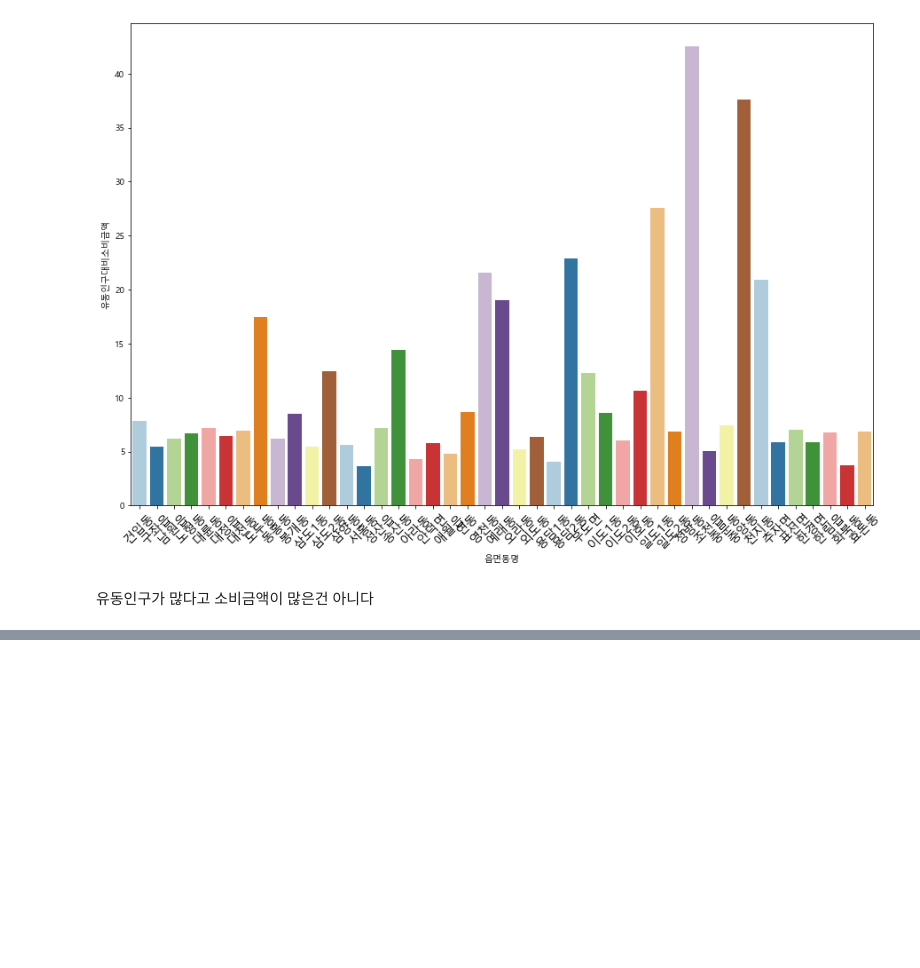
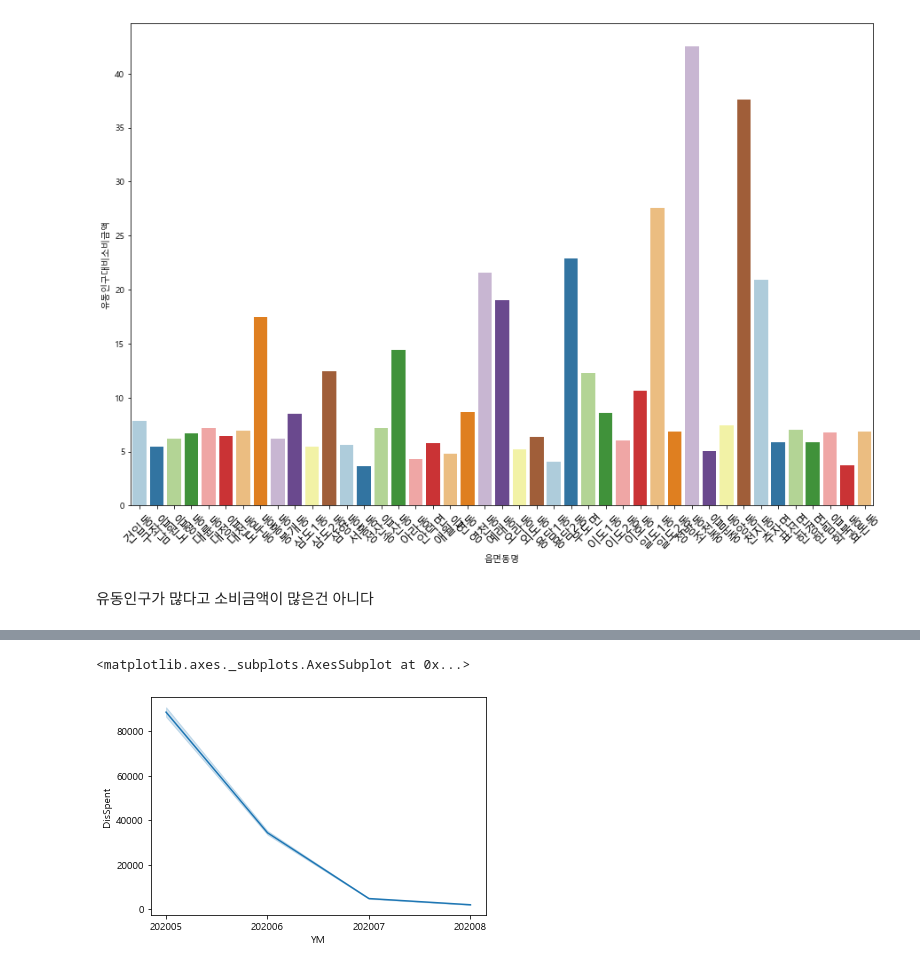
Before and after one commit to baek-junho/-1, a Jupyter notebook: dacon.jeju.ipynb, the cells around one changed output, grey strips where cells are left out. Cells and saved outputs as stored; diff of their text form; code cells hidden in the pictures; blank space fills up the shorter version.

```diff
--- a/dacon.jeju.ipynb
+++ b/dacon.jeju.ipynb
@@ -267,0 +368,6 @@ data7
+# %%
+# 월별 매출(지원금만)
+sns.lineplot(data=total, x='YM', y='DisSpent')
+# %% [output]
+<matplotlib.axes._subplots.AxesSubplot at 0x...>
+[figure, added]
```
Also changed, not shown: parts of 34 cells of this notebook.
